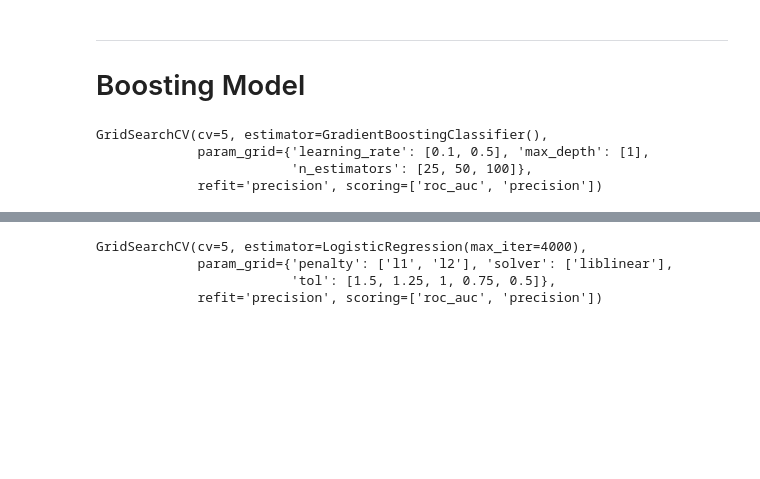
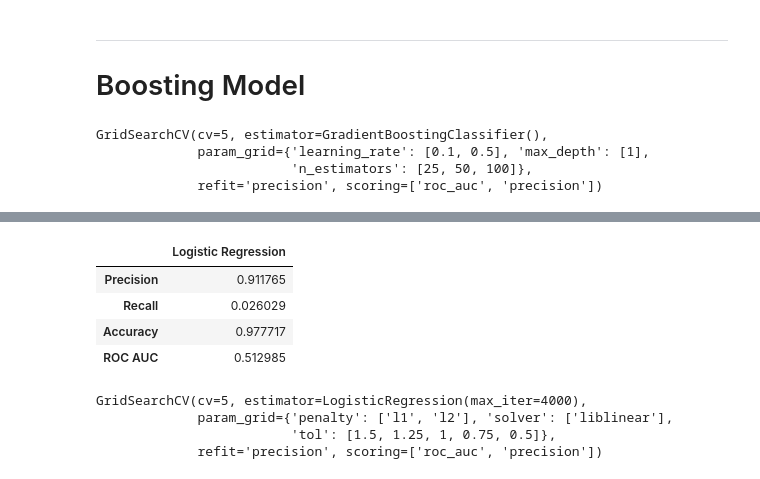
Before and after one commit to willfitzhugh99/Supply-Chain-Analysis, a Jupyter notebook: Notebooks/Fraud Model Building.ipynb, the cells around one changed output, grey strips where cells are left out. Saved outputs shown, nothing was run; the diff lists cells and outputs as text; code cells hidden in the pictures; blank space fills up the shorter version.

```diff
--- a/Notebooks/Fraud Model Building.ipynb
+++ b/Notebooks/Fraud Model Building.ipynb
@@ -248,3 +262,11 @@ array([[   21,     1],
+# %%
+model_results(LR, 'Logistic Regression', X_test=X_test_sc, y_test=y_test)
+# %% [output]
+|  | Logistic Regression |
+| Precision | 0.911765 |
+| Recall | 0.026029 |
+| Accuracy | 0.977717 |
+| ROC AUC | 0.512985 |
 # %%
 #grid search 2.0
 LR = LogisticRegression(max_iter = 4000)
```
Also changed, not shown: parts of 42 cells of this notebook, 18 other files.
